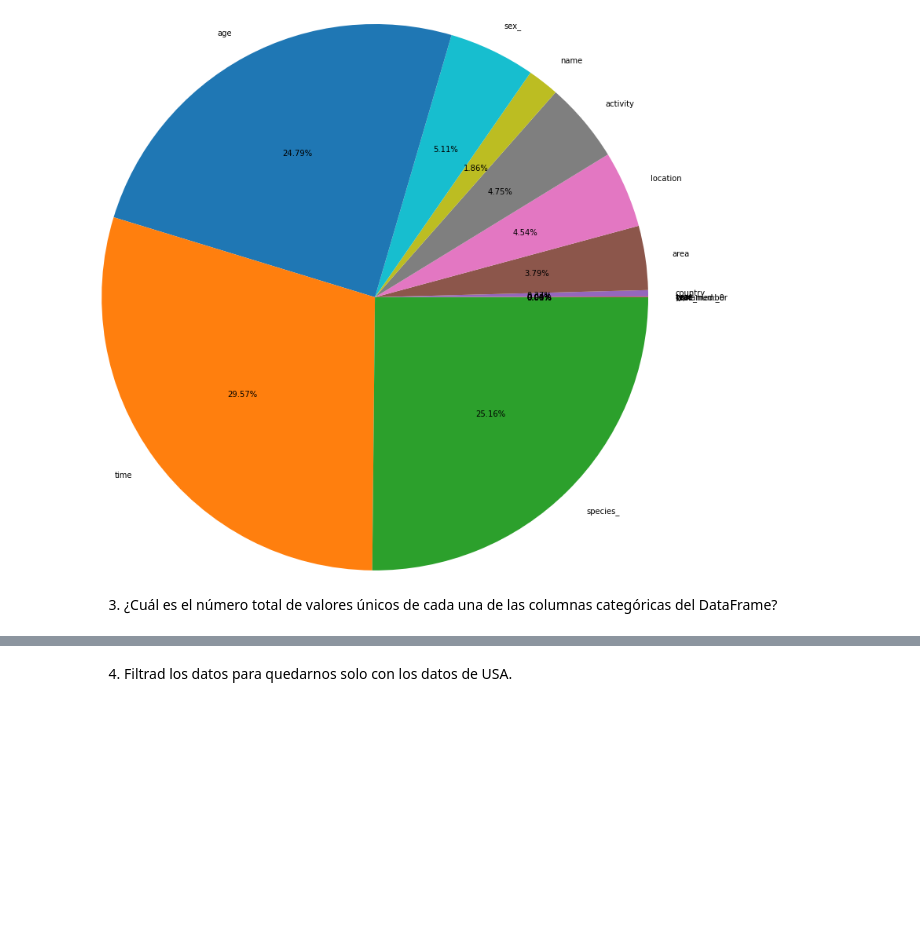
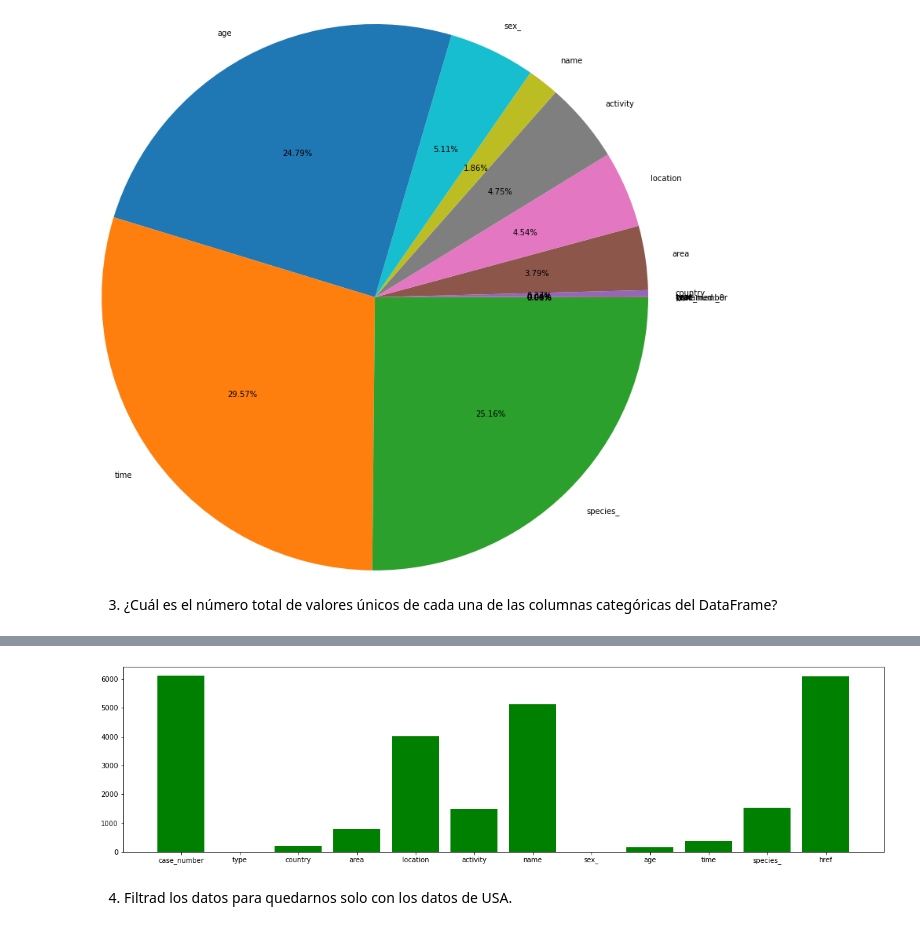
Before and after one commit to Adalab/DA-PromoC-modulo2-sprint1-VannaMina, a Jupyter notebook: VISUALIZACIÓN/1-Matplotlib-1.ipynb, the cells around one changed output, grey strips where cells are left out. Saved outputs shown, nothing was run; the diff lists cells and outputs as text; code cells hidden in the pictures; blank space fills up the shorter version.

```diff
--- a/VISUALIZACIÓN/1-Matplotlib-1.ipynb
+++ b/VISUALIZACIÓN/1-Matplotlib-1.ipynb
@@ -125,3 +159,11 @@ ValueError: The truth value of an array with more than one element is ambiguous.
+# %%
+# Como las etiquetas se superponen un poco probamos hacer un barplot para visualizar mejor.
+
+plt.figure(figsize=(20,5))
+plt.bar(tabla_diccionario["categorías"], tabla_diccionario["valores"], color="green")
+plt.show()
+# %% [output]
+[figure, added]
 # %% [markdown]
 4. Filtrad los datos para quedarnos solo con los datos de USA.
 # %%
```
Also changed, not shown: parts of 22 cells of this notebook, 3 other files.
